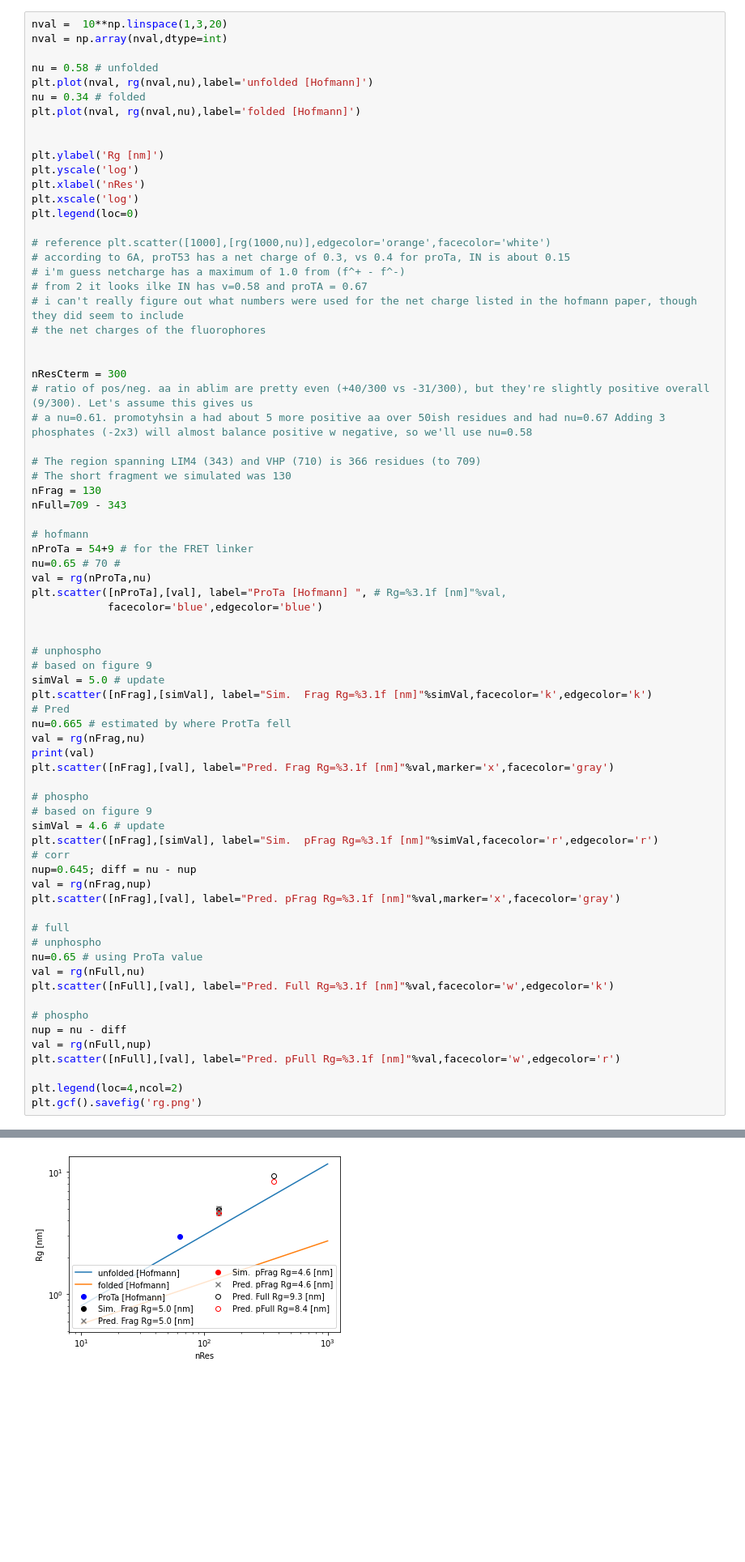
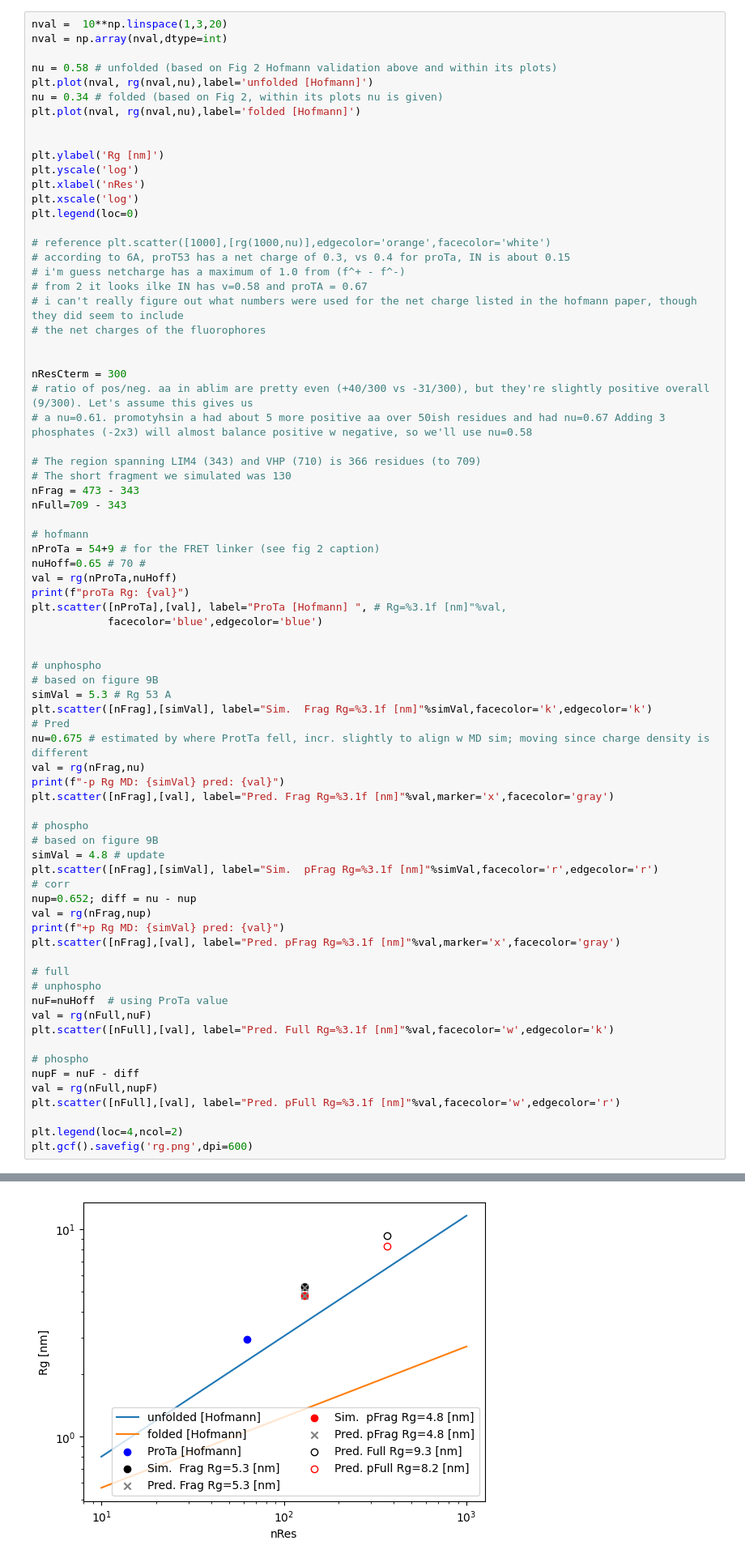
Before and after one commit to huskeypm/foldingML, a Jupyter notebook: ablim.ipynb, the cells around one changed output, grey strips where cells are left out. Shown: that part at 81% size. Saved outputs shown, nothing was run; the diff lists cells and outputs as text; blank space fills up the shorter version.

Commit message:
Fixed major issues with plotting

```diff
--- a/ablim.ipynb
+++ b/ablim.ipynb
@@ -235,9 +242,9 @@ print( rg(133,0.58) )
 nval =  10**np.linspace(1,3,20)
 nval = np.array(nval,dtype=int)
 
-nu = 0.58 # unfolded
+nu = 0.58 # unfolded (based on Fig 2 Hofmann validation above and within its plots)
 plt.plot(nval, rg(nval,nu),label='unfolded [Hofmann]')
-nu = 0.34 # folded
+nu = 0.34 # folded (based on Fig 2, within its plots nu is given)
 plt.plot(nval, rg(nval,nu),label='folded [Hofmann]')
 
 
@@ -261,47 +268,49 @@ nResCterm = 300
 
 # The region spanning LIM4 (343) and VHP (710) is 366 residues (to 709)
 # The short fragment we simulated was 130
-nFrag = 130
+nFrag = 473 - 343
 nFull=709 - 343
 
 # hofmann
-nProTa = 54+9 # for the FRET linker
-nu=0.65 # 70 #
-val = rg(nProTa,nu)
+nProTa = 54+9 # for the FRET linker (see fig 2 caption)
+nuHoff=0.65 # 70 #
+val = rg(nProTa,nuHoff)
+print(f"proTa Rg: {val}")
 plt.scatter([nProTa],[val], label="ProTa [Hofmann] ", # Rg=%3.1f [nm]"%val,
             facecolor='blue',edgecolor='blue')
 
 
 # unphospho
-# based on figure 9
-simVal = 5.0 # update
+# based on figure 9B
+simVal = 5.3 # Rg 53 A
 plt.scatter([nFrag],[simVal], label="Sim.  Frag Rg=%3.1f [nm]"%simVal,facecolor='k',edgecolor='k')
 # Pred
-nu=0.665 # estimated by where ProtTa fell
+nu=0.675 # estimated by where ProtTa fell, incr. slightly to align w MD sim; moving since charge density is different
 val = rg(nFrag,nu)
-print(val)
+print(f"-p Rg MD: {simVal} pred: {val}")
 plt.scatter([nFrag],[val], label="Pred. Frag Rg=%3.1f [nm]"%val,marker='x',facecolor='gray')
 
 # phospho
-# based on figure 9
-simVal = 4.6 # update
+# based on figure 9B
+simVal = 4.8 # update
 plt.scatter([nFrag],[simVal], label="Sim.  pFrag Rg=%3.1f [nm]"%simVal,facecolor='r',edgecolor='r')
 # corr
-nup=0.645; diff = nu - nup
+nup=0.652; diff = nu - nup
 val = rg(nFrag,nup)
+print(f"+p Rg MD: {simVal} pred: {val}")
 plt.scatter([nFrag],[val], label="Pred. pFrag Rg=%3.1f [nm]"%val,marker='x',facecolor='gray')
 
 # full
 # unphospho
-nu=0.65 # using ProTa value
-val = rg(nFull,nu)
+nuF=nuHoff  # using ProTa value
+val = rg(nFull,nuF)
 plt.scatter([nFull],[val], label="Pred. Full Rg=%3.1f [nm]"%val,facecolor='w',edgecolor='k')
 
 # phospho
-nup = nu - diff
-val = rg(nFull,nup)
+nupF = nuF - diff
+val = rg(nFull,nupF)
 plt.scatter([nFull],[val], label="Pred. pFull Rg=%3.1f [nm]"%val,facecolor='w',edgecolor='r')
 
 plt.legend(loc=4,ncol=2)
-plt.gcf().savefig('rg.png')
+plt.gcf().savefig('rg.png',dpi=600)
 # %% [output]
@@ -309,4 +320,4 @@ plt.gcf().savefig('rg.png')
-[figure, old version]
+[figure, new version]
 # %% [markdown]
 ### Alston paper using Flory scaling
 https://pubs.acs.org/doi/full/10.1021/acs.jpcb.3c01619
```
Also changed, not shown: parts of 26 cells of this notebook.
